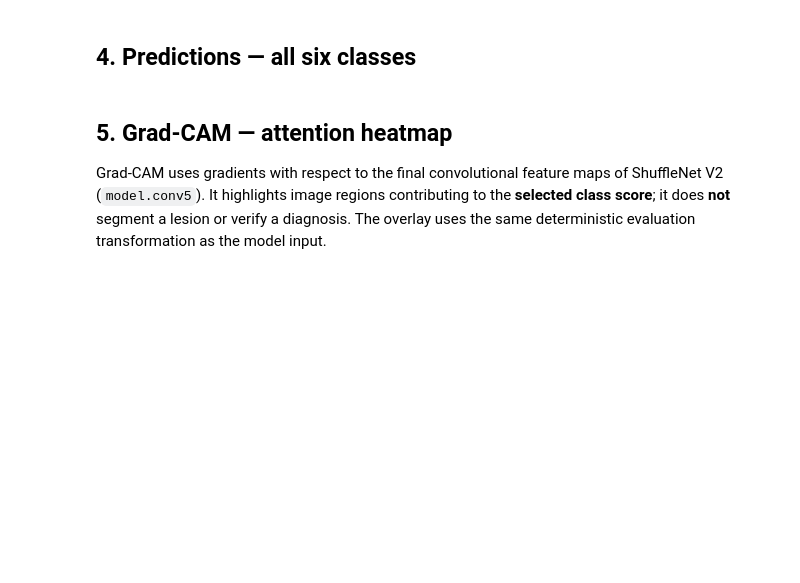
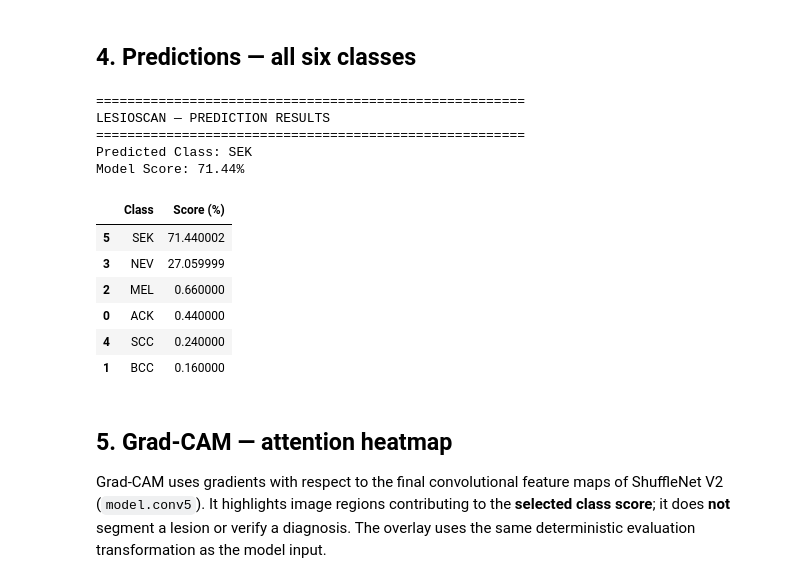
Before and after one commit to Liex2810/lesioscan-ml, a Jupyter notebook: notebooks/05_single_image_inference_gradcam.ipynb, the cells around one changed output. Saved outputs shown, nothing was run; the diff lists cells and outputs as text; code cells hidden in the pictures; blank space fills up the shorter version.

```diff
--- a/notebooks/05_single_image_inference_gradcam.ipynb
+++ b/notebooks/05_single_image_inference_gradcam.ipynb
@@ -104,21 +177,63 @@ display(original_image.resize((350, 350)))
 # %% [markdown]
 ## 4. Predictions — all six classes
 # %%
-input_tensor = eval_transform(original_image).unsqueeze(0).to(DEVICE)
-assert tuple(input_tensor.shape) == (1, 3, image_size, image_size)
+import torch
+import pandas as pd
+from IPython.display import display
+
+# Preprocessing
+input_tensor = (
+    eval_transform(image)
+    .unsqueeze(0)
+    .to(DEVICE)
+)
+
+# Inference
+model.eval()
 
 with torch.inference_mode():
     logits = model(input_tensor)
-    scores = logits.softmax(dim=1)[0].cpu().numpy()
 
-pred_id = int(np.argmax(scores))
-pred_class = str(CLASSES[pred_id])
-score_table = pd.DataFrame({'class': list(CLASSES), 'model_score': scores, 'score_percent': scores * 100})
-score_table = score_table.sort_values('model_score', ascending=False).reset_index(drop=True)
+    probabilities = torch.softmax(
+        logits,
+        dim=1
+    )[0]
 
-print(f'Predicted class: {pred_class} | Model score: {scores[pred_id]*100:.2f}%')
-display(score_table.round(3))
-print('⚠️ Softmax scores are NOT calibrated clinical probabilities.')
+scores = probabilities.cpu().numpy()
+
+predicted_index = int(scores.argmax())
+predicted_class = CLASSES[predicted_index]
+
+# Tabel hasil prediksi
+prediction_df = pd.DataFrame({
+    "Class": list(CLASSES),
+    "Score (%)": scores * 100
+}).sort_values(
+    "Score (%)",
+    ascending=False
+)
+
+print("=" * 55)
+print("LESIOSCAN — PREDICTION RESULTS")
+print("=" * 55)
+
+print("Predicted Class:", predicted_class)
+print(f"Model Score: {scores[predicted_index] * 100:.2f}%")
+
+display(prediction_df.round(2))
+# %% [output]
+=======================================================
+LESIOSCAN — PREDICTION RESULTS
+=======================================================
+Predicted Class: SEK
+Model Score: 71.44%
+|  | Class | Score (%) |
+| 5 | SEK | 71.440002 |
+| 3 | NEV | 27.059999 |
+| 2 | MEL | 0.660000 |
+| 0 | ACK | 0.440000 |
+| 4 | SCC | 0.240000 |
+| 1 | BCC | 0.160000 |
 # %% [markdown]
 ## 5. Grad-CAM — attention heatmap
 
```
Also changed, not shown: parts of 8 cells of this notebook.
